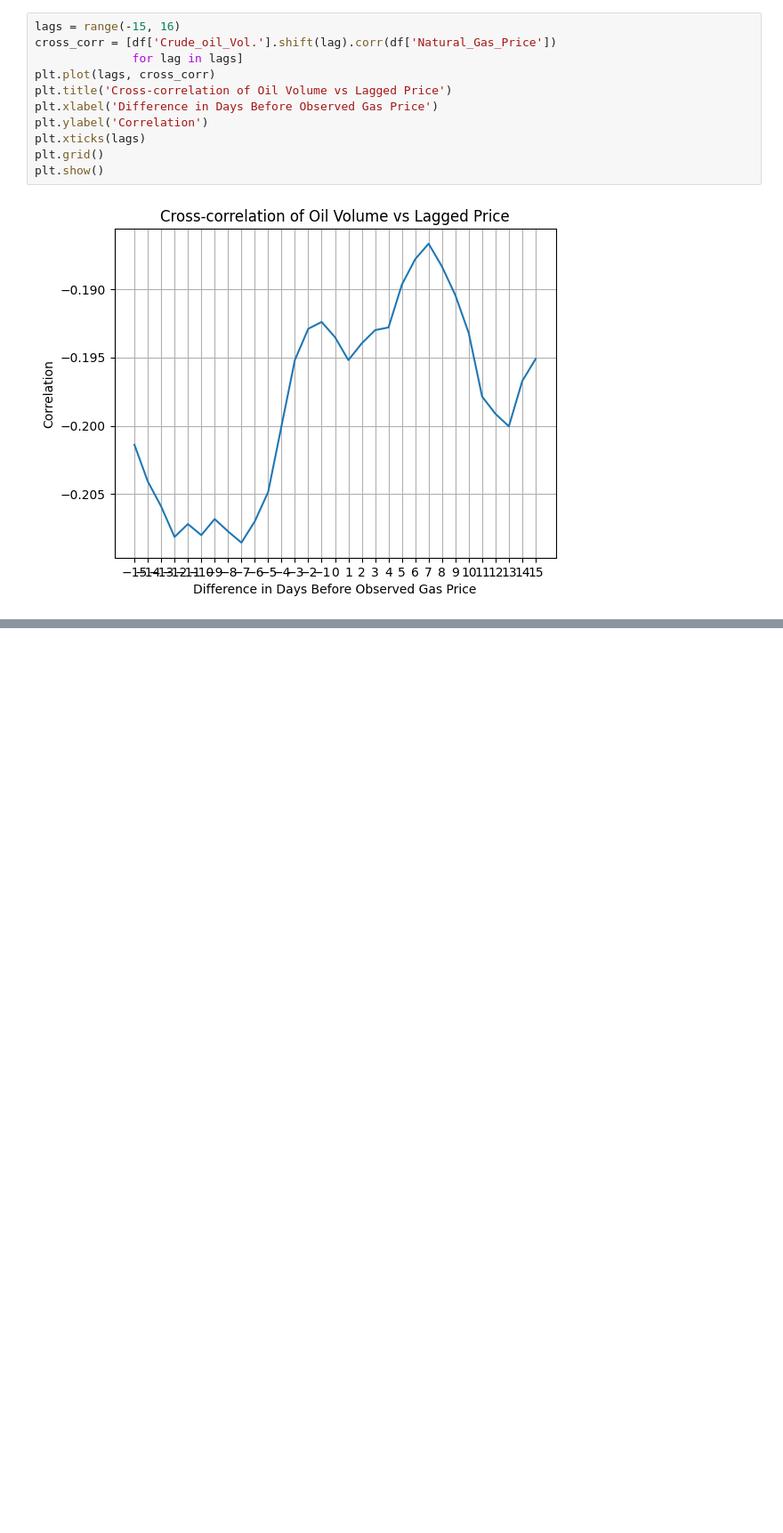
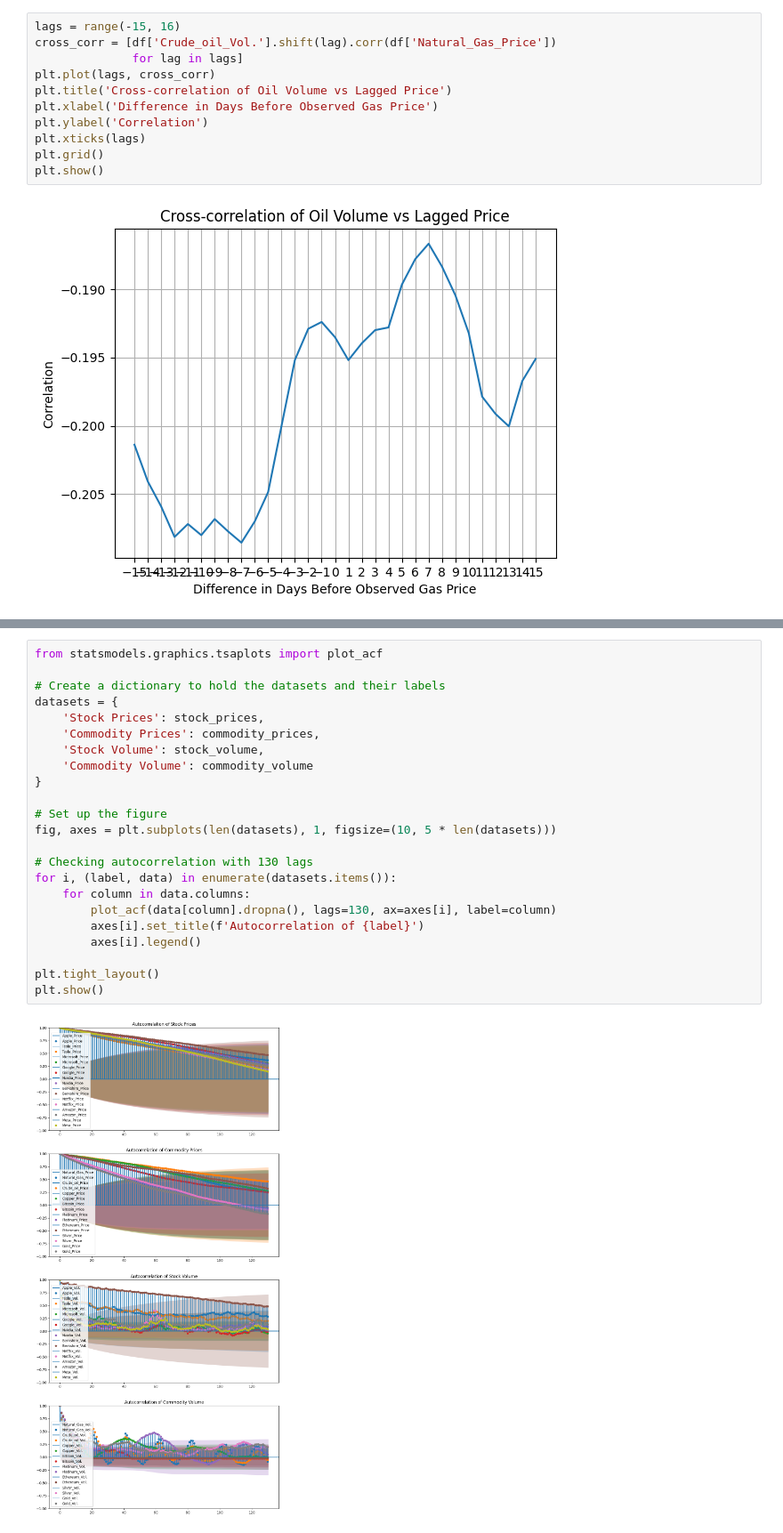
Before and after one commit to alexrpugh/US-Market-Research, a Jupyter notebook: US-Economy-Code.ipynb, the cells around one changed output, grey strips where cells are left out. Shown at 89% size. Drawn from its saved outputs; the diff is of its cells as text; blank space fills up the shorter version.

Commit message:
Added commentary on autocorrelations

```diff
--- a/US-Economy-Code.ipynb
+++ b/US-Economy-Code.ipynb
@@ -259,0 +284,25 @@ plt.show()
+# %%
+from statsmodels.graphics.tsaplots import plot_acf
+
+# Create a dictionary to hold the datasets and their labels
+datasets = {
+    'Stock Prices': stock_prices,
+    'Commodity Prices': commodity_prices,
+    'Stock Volume': stock_volume,
+    'Commodity Volume': commodity_volume
+}
+
+# Set up the figure
+fig, axes = plt.subplots(len(datasets), 1, figsize=(10, 5 * len(datasets)))
+
+# Checking autocorrelation with 130 lags
+for i, (label, data) in enumerate(datasets.items()):
+    for column in data.columns:
+        plot_acf(data[column].dropna(), lags=130, ax=axes[i], label=column)
+        axes[i].set_title(f'Autocorrelation of {label}')
+        axes[i].legend()
+
+plt.tight_layout()
+plt.show()
+# %% [output]
+[figure, added]
```
Also changed, not shown: parts of 3 cells of this notebook.
